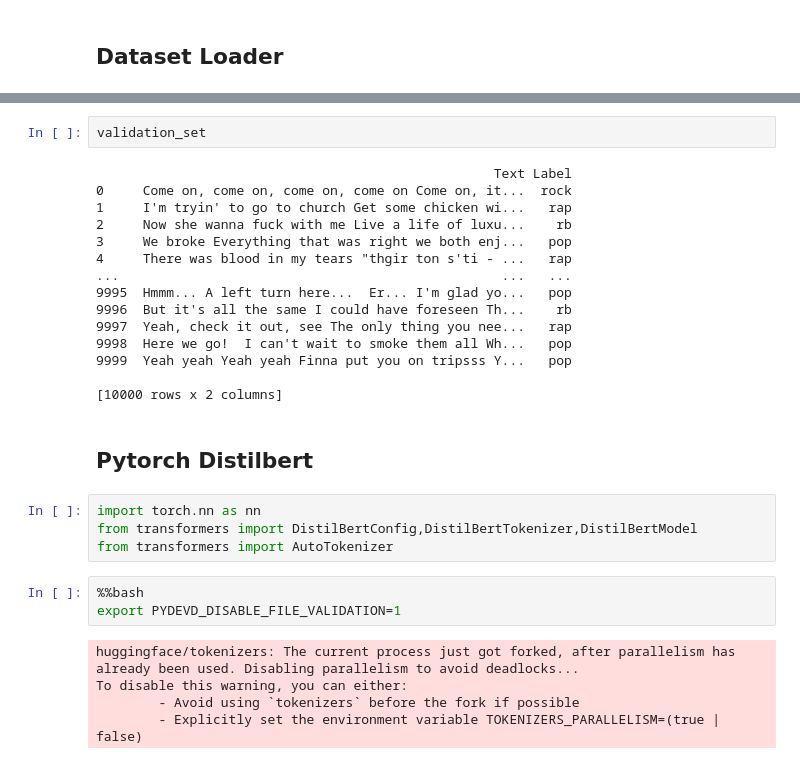
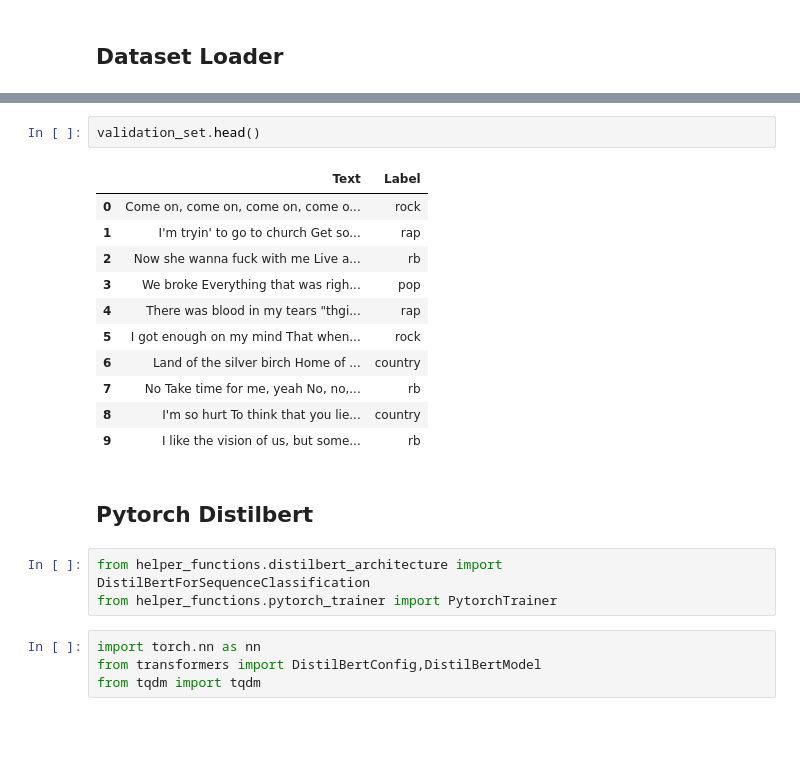
Before and after one commit to chenjoshua7/chen_musicbox, a Jupyter notebook: modeling/distilbert/distilbert.ipynb, the cells around one changed output, grey strips where cells are left out. Drawn from its saved outputs; the diff is of its cells as text; blank space fills up the shorter version.

```diff
--- a/modeling/distilbert/distilbert.ipynb
+++ b/modeling/distilbert/distilbert.ipynb
@@ -213,31 +136,23 @@ testing_set
 # %%
-validation_set
+validation_set.head()
 # %% [output]
-                                                   Text Label
-0     Come on, come on, come on, come on Come on, it...  rock
-1     I'm tryin' to go to church Get some chicken wi...   rap
-2     Now she wanna fuck with me Live a life of luxu...    rb
-3     We broke Everything that was right we both enj...   pop
-4     There was blood in my tears "thgir ton s'ti - ...   rap
-...                                                 ...   ...
-9995  Hmmm... A left turn here...  Er... I'm glad yo...   pop
-9996  But it's all the same I could have foreseen Th...    rb
-9997  Yeah, check it out, see The only thing you nee...   rap
-9998  Here we go!  I can't wait to smoke them all Wh...   pop
-9999  Yeah yeah Yeah yeah Finna put you on tripsss Y...   pop
-
-[10000 rows x 2 columns]
+|  | Text | Label |
+| 0 | Come on, come on, come on, come o... | rock |
+| 1 | I'm tryin' to go to church Get so... | rap |
+| 2 | Now she wanna fuck with me Live a... | rb |
+| 3 | We broke Everything that was righ... | pop |
+| 4 | There was blood in my tears "thgi... | rap |
+| 5 | I got enough on my mind That when... | rock |
+| 6 | Land of the silver birch Home of ... | country |
+| 7 | No Take time for me, yeah No, no,... | rb |
+| 8 | I'm so hurt To think that you lie... | country |
+| 9 | I like the vision of us, but some... | rb |
 # %% [markdown]
 ## Pytorch Distilbert
+# %%
+from helper_functions.distilbert_architecture import DistilBertForSequenceClassification
+from helper_functions.pytorch_trainer import PytorchTrainer
 # %%
 import torch.nn as nn
-from transformers import DistilBertConfig,DistilBertTokenizer,DistilBertModel
-from transformers import AutoTokenizer
+from transformers import DistilBertConfig,DistilBertModel
+from tqdm import tqdm
-# %%
-%%bash
-export PYDEVD_DISABLE_FILE_VALIDATION=1
-# %% [output]
-huggingface/tokenizers: The current process just got forked, after parallelism has already been used. Disabling parallelism to avoid deadlocks...
-To disable this warning, you can either:
-        - Avoid using `tokenizers` before the fork if possible
-        - Explicitly set the environment variable TOKENIZERS_PARALLELISM=(true | false)
```
Also changed, not shown: parts of 15 cells of this notebook.
